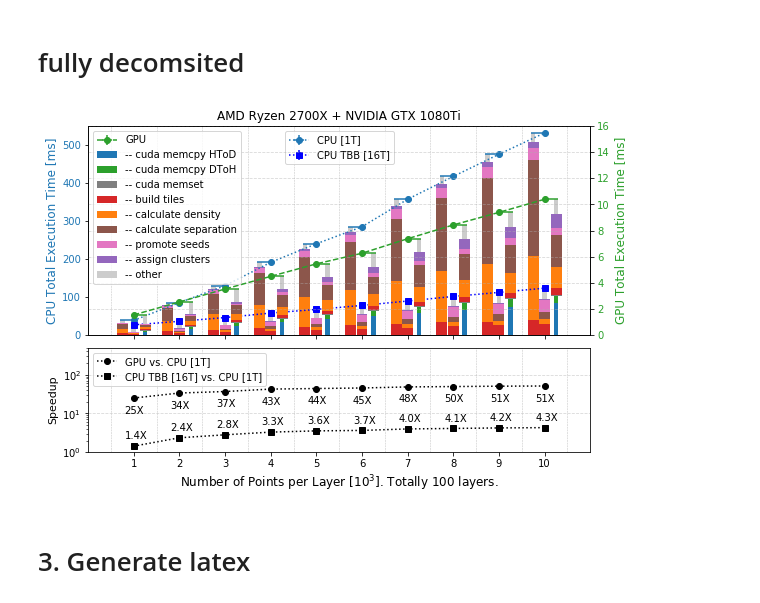
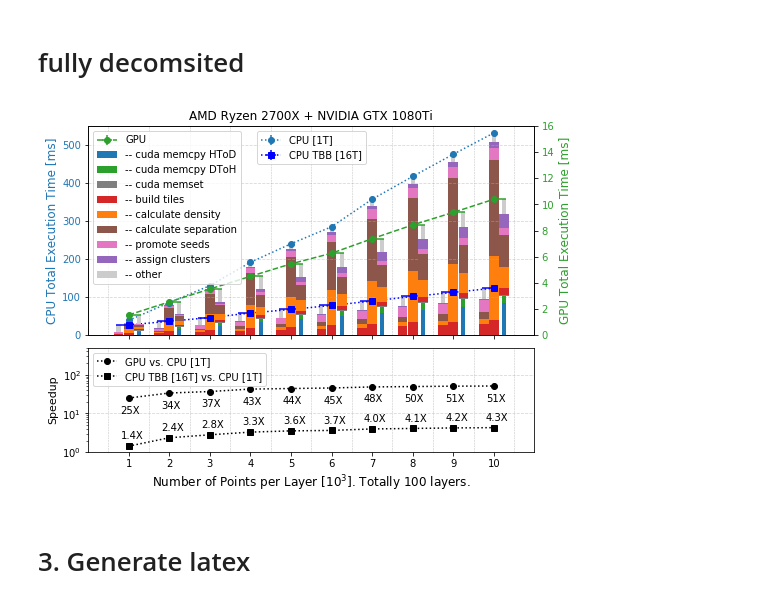
Before and after one commit to ZihengChen/CLUEAlgo, a Jupyter notebook: notebooks/Figure5.ipynb, the cells around one changed output. Cells and saved outputs as stored; diff of their text form; code cells hidden in the pictures.

Commit message:
improve the plot

```diff
--- a/notebooks/Figure5.ipynb
+++ b/notebooks/Figure5.ipynb
@@ -222,7 +222,7 @@ plt.savefig("../plots/Figure5.png",dpi=400)
 cpuMeans = np.array([df.loc["CPU",c].mean(axis=1) for c in df.columns]).T
 cuplaTBBMeans = np.array([df.loc["CUPLATBB",c].mean(axis=1) for c in df.columns]).T
 # %%
-fig, axex = plt.subplots( 2,1, sharex=True, figsize=(9,6),facecolor='w',gridspec_kw={'height_ratios':[2,1]})
+fig, axex = plt.subplots( 2,1, sharex=True, figsize=(8,6),facecolor='w',gridspec_kw={'height_ratios':[2,1]})
 fig.subplots_adjust(hspace=0.08)
 
 n = np.arange(1,11,1)
@@ -257,24 +257,23 @@ ax2.bar(n+0.25, other, bottom=but[7],width=0.1,label= labels[8], facecolor=color
 
 ax2.set_ylim(0,16)
 ax2.set_xlim(0,11)
-ax2.grid(linestyle='--',axis='y',alpha=0.5)
 ax2.legend(fontsize=10)
 
 ax2.set_ylabel("GPU Total Execution Time [ms]",fontsize=12,color="C2")
 ax2.tick_params(axis='y', labelcolor="C2")
 ax2.set_title("AMD Ryzen 2700X + NVIDIA GTX 1080Ti",fontsize=12)
 
-ax1.errorbar(n, cpu.mean(axis=1),yerr=cpu.std(axis=1),xerr=np.c_[np.array([0.3]*10),np.array([0]*10)].T, marker='o',linestyle=':',color="C0",label=r'CPU [1T]')
+ax1.errorbar(n, cpu.mean(axis=1),yerr=cpu.std(axis=1), marker='o',linestyle=':',color="C0",label=r'CPU [1T]')
 but = np.cumsum(cpuMeans,axis=0)
 for i in range(5):
-    ax1.bar(n-0.25, cpuMeans[i], bottom=but[i]-cpuMeans[i],width=0.24, facecolor=colors[i+3] )
-ax1.bar(n-0.25, cpuMeans[-1]-but[4], bottom=but[4],width=0.1, facecolor=colors[5+3] )
+    ax1.bar(n, cpuMeans[i] ,bottom=but[i]-cpuMeans[i],width=0.24, facecolor=colors[i+3] )
+ax1.bar(n, cpuMeans[-1]-but[4], bottom=but[4],width=0.1, facecolor=colors[5+3] )
 
-ax1.errorbar(n, cuplaTBB.mean(axis=1),yerr=cuplaTBB.std(axis=1), marker='s',linestyle=':',color="b",label=r'CPU TBB [16T]')
+ax1.errorbar(n, cuplaTBB.mean(axis=1), yerr=cuplaTBB.std(axis=1) ,xerr=np.c_[np.array([0.3]*10),np.array([0]*10)].T, marker='s',linestyle=':',color="b",label=r'CPU TBB [16T]')
 but = np.cumsum(cuplaTBBMeans,axis=0)
 for i in range(5):
-    ax1.bar(n, cuplaTBBMeans[i], bottom=but[i]-cuplaTBBMeans[i],width=0.24, facecolor=colors[i+3] )
-ax1.bar(n,  cuplaTBBMeans[-1]-but[4], bottom=but[4],width=0.1, facecolor=colors[5+3] )
+    ax1.bar(n-0.25, cuplaTBBMeans[i], bottom=but[i]-cuplaTBBMeans[i],width=0.24, facecolor=colors[i+3] )
+ax1.bar(n-0.25,  cuplaTBBMeans[-1]-but[4], bottom=but[4],width=0.1, facecolor=colors[5+3] )
 
 
 ax1.legend(fontsize=10,loc="upper center")
@@ -283,35 +282,36 @@ ax1.tick_params(axis='y', labelcolor="C0")
 ax1.set_ylabel("CPU Total Execution Time [ms]",fontsize=12,color="C0")
 for xx in range(12):
     ax1.axvline(xx-0.5,linestyle='--',c='grey',lw=0.5,alpha=0.5)
+ax1.grid(linestyle='--',axis='y',alpha=0.5)
 
 ##########################
 ax3 = axex[1]
 speedup= cpu.mean(axis=1)/gpu.mean(axis=1)
 ax3.plot(n, speedup, marker='o',linestyle=':',color="k",label='GPU vs. CPU [1T]')
 
 for i in range(n.size):
     ax3.text(n[i]-0.2,speedup[i]/2.5,"{:2.0f}X".format(speedup[i]))
 
 
 speedup= cpu.mean(axis=1)/cuplaTBB.mean(axis=1)
 ax3.plot(n, speedup, marker='s',linestyle=':',color="k",label='CPU TBB [16T] vs. CPU [1T]')
 for i in range(n.size):
     ax3.text(n[i]-0.2,speedup[i]*1.5,"{:3.1f}X".format(speedup[i]))
 
 ax3.set_xlabel(r"Number of Points per Layer [$10^3$]. Totally 100 layers.",fontsize=12)
 ax3.legend(fontsize=10, loc="upper left")
 ax3.set_ylabel("Speedup",fontsize=11,color="k")
 ax3.set_ylim(1,500)
 ax3.grid(linestyle='--',axis='y',alpha=0.5)
 ax3.set_yscale("log")
 ax3.set_xticks(n)
 for xx in range(12):
     ax3.axvline(xx-0.5,linestyle='--',c='grey',lw=0.5,alpha=0.5)
 
 plt.savefig("../plots/Figure5_1.pdf")
 plt.savefig("../plots/Figure5_1.png",dpi=400)
 # %% [output]
-[figure, old version]
+[figure, new version]
 # %% [markdown]
 # 3. Generate latex
 # %%
```
Also changed, not shown: 4 other files.
